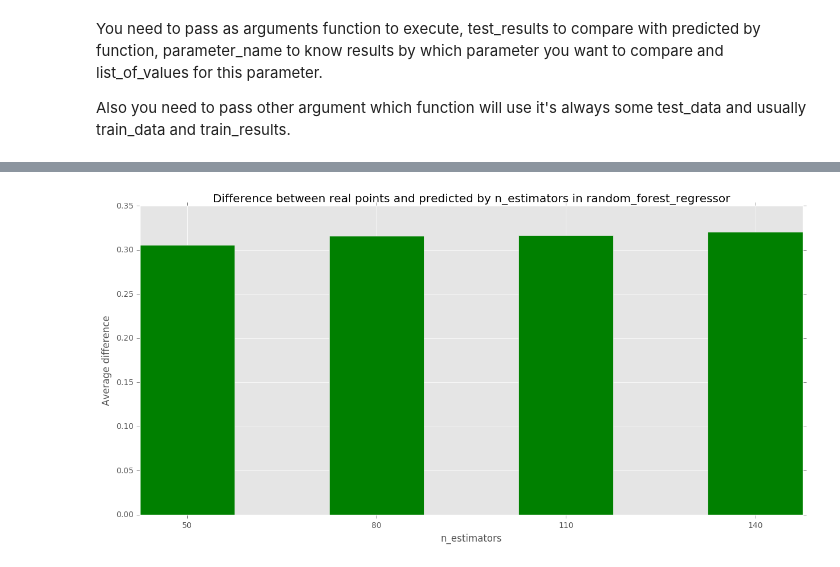
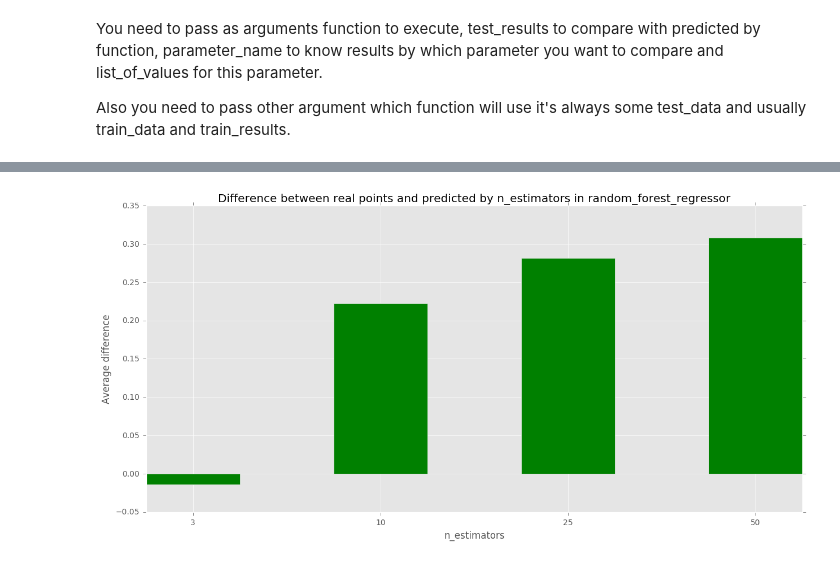
Before and after one commit to avgaydashenko/cuddly-robot, a Jupyter notebook: framework.ipynb, the cells around one changed output, grey strips where cells are left out. Drawn from its saved outputs; the diff is of its cells as text; code cells hidden in the pictures.

```diff
--- a/framework.ipynb
+++ b/framework.ipynb
@@ -79,13 +79,18 @@ def to_model(df):
 def to_model_with_features(df):
     df = np.array(df)
     movement_vector = np.diff(df,axis=0)
-    tmp = np.power(movement_vector, 2)
-    tmp[:,::2] = -tmp[:,::2]
-    tmp = np.sqrt(np.diff(tmp)[:,::2])
-    last_speed = tmp[-1:]
-    tmp = np.mean(tmp, axis=0)
-    return (np.concatenate((to_model(df), to_model(movement_vector), np.array(last_speed).T, np.array([tmp]).T),
-                           axis=1)).astype(int)
+    speed = np.power(movement_vector, 2)
+    speed[:,::2] = -speed[:,::2]
+    speed = np.sqrt(np.diff(speed)[:,::2])
+    double_speed = np.zeros_like(movement_vector, dtype=np.float64)
+    double_speed[:,::2] = double_speed[:,1::2] = speed
+    last_speed = speed[-1:]
+    mean_speed = np.mean(speed, axis=0)
+    cort_coord = movement_vector / double_speed
+    angle = np.arctan2(cort_coord[:,::2], cort_coord[:,1::2]) / np.pi * 4
+
+    return (np.concatenate((to_model(df), to_model(movement_vector), speed.T, last_speed.T, np.array([mean_speed]).T,
+                            angle.T), axis=1)).astype(int)
 def from_model(npa):
     return npa.reshape((int(npa.shape[0] * 2), int(npa.shape[1] / 2))).T
 # %%
@@ -201,6 +206,6 @@ def random_forest_regressor(n_estimators, train_data, train_results, test_data):
     return from_model(est.predict(to_model_with_features(test_data)))
 # %%
 compare_results(function=random_forest_regressor, test_results=test_results, parameter_name="n_estimators",
-                list_of_values=range(50, 150, 30), train_data=train_data, train_results=train_results,
+                list_of_values=[3, 10, 25, 50], train_data=train_data, train_results=train_results,
                 test_data=test_data)
 # %% [output]
@@ -213,4 +218,4 @@ Results: [0.305538434246309, 0.31580801214880683, 0.31634442657351158, 0.3204532
-[figure, old version]
+[figure, new version]
 # %%
 def get_most_unpredictable_pedestrians(file, pedestrian_number):
     predicted = np.load(file)
```
Also changed, not shown: parts of 1 cell of this notebook, 1 other file.
